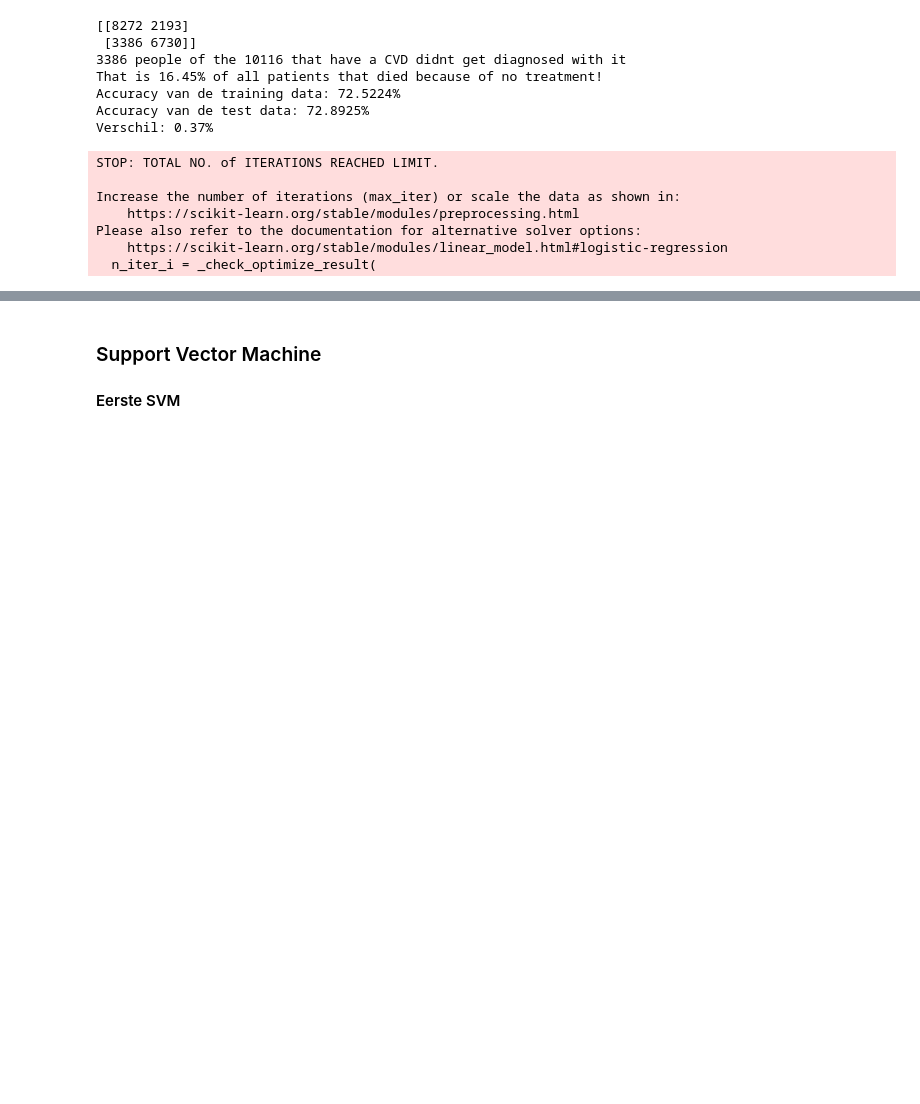
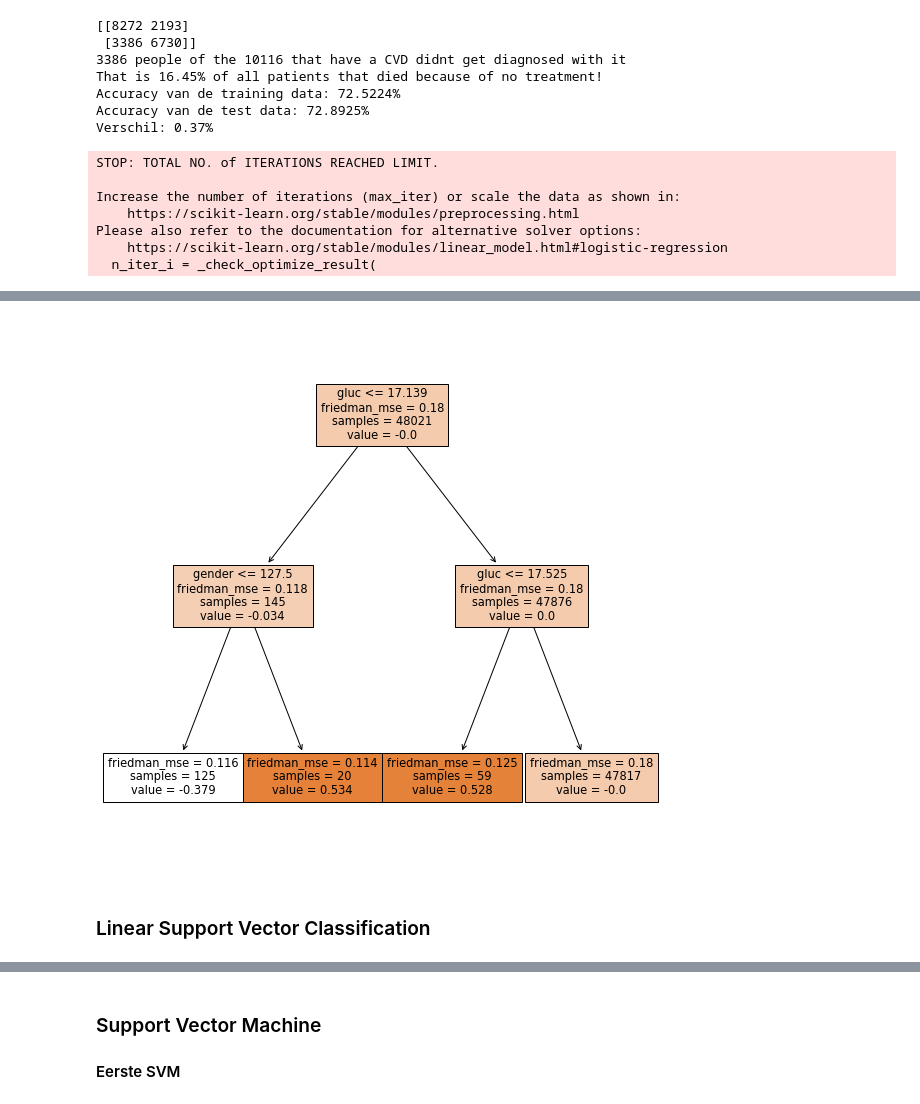
Before and after one commit to Mirmidion/PoC-Groep1, a Jupyter notebook: MainNotebook.ipynb, the cells around one changed output, grey strips where cells are left out. Saved outputs shown, nothing was run; the diff lists cells and outputs as text; code cells hidden in the pictures; blank space fills up the shorter version.

Commit message:
All models with comparison

```diff
--- a/MainNotebook.ipynb
+++ b/MainNotebook.ipynb
@@ -389,0 +399,4 @@ Please also refer to the documentation for alternative solver options:
+# %%
+gdc = GradientBoostingClassifier(n_estimators=100, learning_rate=1.0, max_depth=2, random_state=42)
+gdc.fit(NB_data_train, label_train)
+EvaluateModel(gdc, NB_data_train, NB_data_test, label_train, label_test)
@@ -389,0 +411,10 @@ Please also refer to the documentation for alternative solver options:
+# %%
+from sklearn import tree
+
+plt.figure(figsize=(10,10))
+_ = tree.plot_tree(gdc.estimators_[42, 0], feature_names=data_train.columns, filled=True)
+plt.show()
+# %% [output]
+[figure, added]
+# %% [markdown]
+### Linear Support Vector Classification
```
Also changed, not shown: parts of 9 cells of this notebook.
